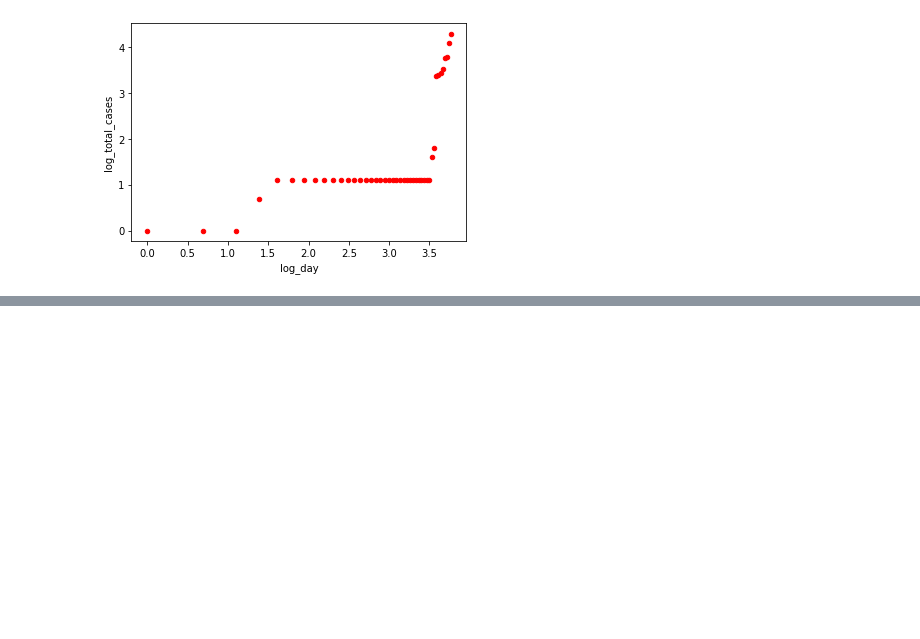
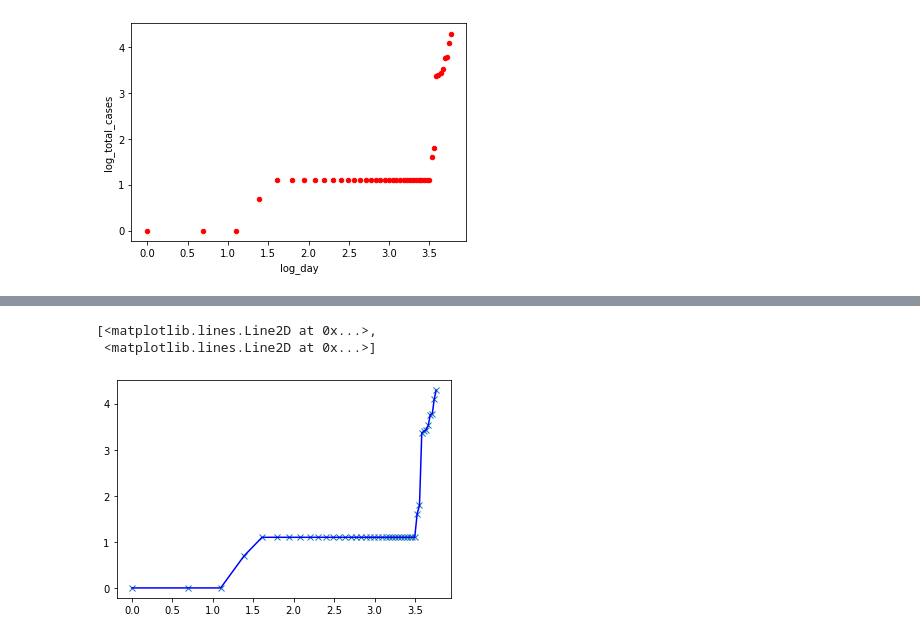
Before and after one commit to rishemjit/COVID_analysis, a Jupyter notebook: Analysis.ipynb, the cells around one changed output, grey strips where cells are left out. Saved outputs shown, nothing was run; the diff lists cells and outputs as text; code cells hidden in the pictures; blank space fills up the shorter version.

```diff
--- a/Analysis.ipynb
+++ b/Analysis.ipynb
@@ -138,0 +160,10 @@ plt.plot(xd, piecewise_linear(xd, *p))
+# %%
+from scipy import interpolate
+tck = interpolate.splrep(x, y, s=0)
+ynew = interpolate.splev(x, tck, der=0)
+
+plt.plot(x, y, 'x', x, ynew, 'b')
+# %% [output]
+[<matplotlib.lines.Line2D at 0x...>,
+ <matplotlib.lines.Line2D at 0x...>]
+[figure, added]
```
Also changed, not shown: parts of 5 cells of this notebook.
